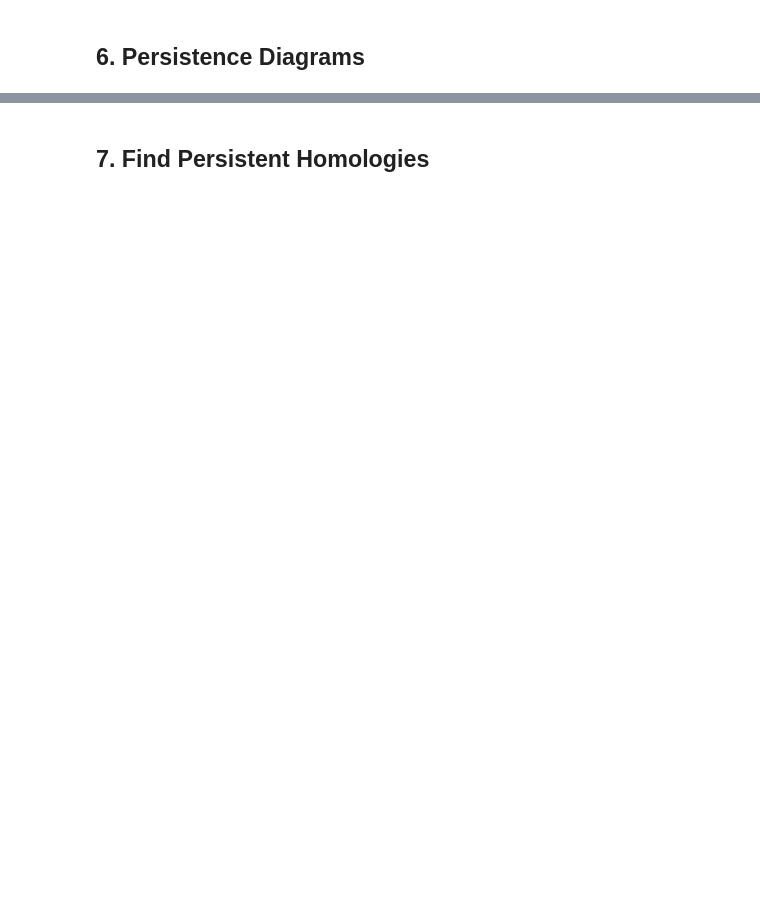
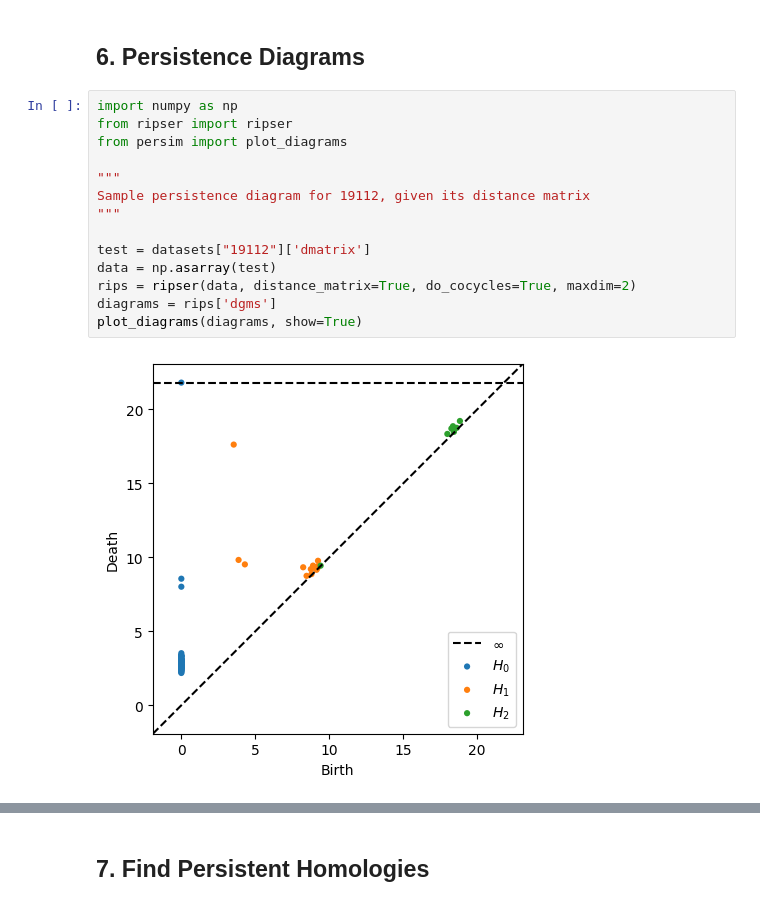
Before and after one commit to BVanDeWater/625.687, a Jupyter notebook: Notebooks/Homework12.ipynb, the cells around one changed output, grey strips where cells are left out. Cells and saved outputs as stored; diff of their text form; blank space fills up the shorter version.

```diff
--- a/Notebooks/Homework12.ipynb
+++ b/Notebooks/Homework12.ipynb
@@ -292,2 +314,18 @@ combs = linear_combinations(boundary_mapA_d2.index, 0)
 # %% [markdown]
 ## 6. Persistence Diagrams
+# %%
+import numpy as np
+from ripser import ripser
+from persim import plot_diagrams
+
+"""
+Sample persistence diagram for 19112, given its distance matrix
+"""
+
+test = datasets["19112"]['dmatrix']
+data = np.asarray(test)
+rips = ripser(data, distance_matrix=True, do_cocycles=True, maxdim=2)
+diagrams = rips['dgms']
+plot_diagrams(diagrams, show=True)
+# %% [output]
+[figure, added]
```
Also changed, not shown: parts of 9 cells of this notebook.
